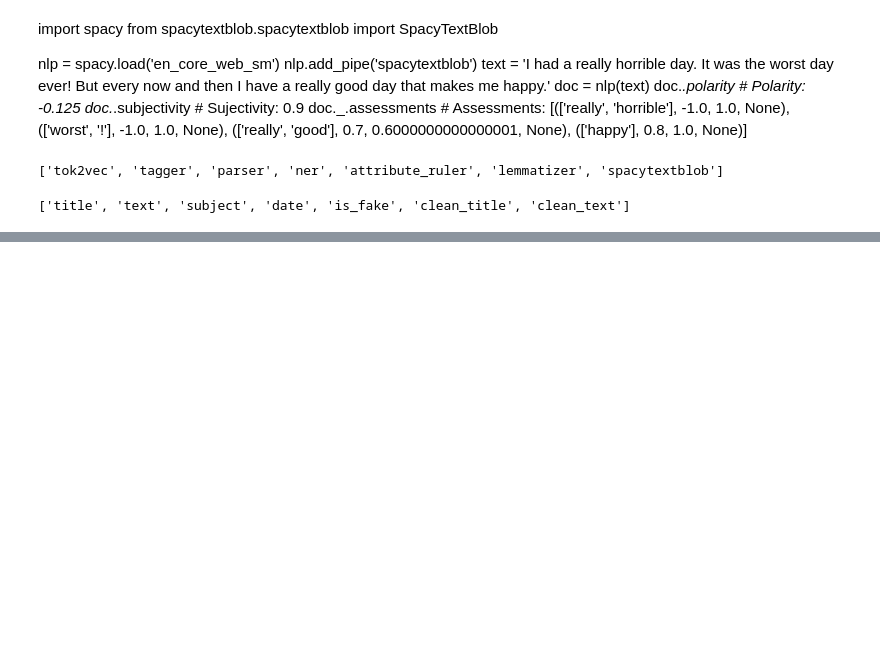
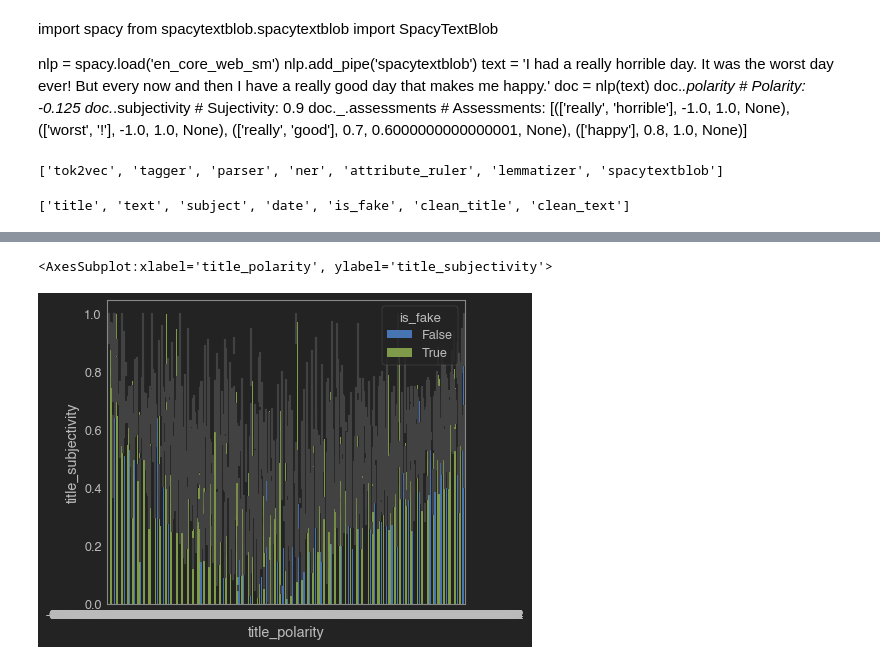
Before and after one commit to Fake-News-Capstone/fake_news_capstone, a Jupyter notebook: Ken_Exploration.ipynb, the cells around one changed output, grey strips where cells are left out. Cells and saved outputs as stored; diff of their text form; code cells hidden in the pictures; blank space fills up the shorter version.

```diff
--- a/Ken_Exploration.ipynb
+++ b/Ken_Exploration.ipynb
@@ -165,0 +229,5 @@ articles_df.head()
+# %%
+sns.barplot(x='title_polarity', y='title_subjectivity', data=articles_df, hue='is_fake')
+# %% [output]
+<AxesSubplot:xlabel='title_polarity', ylabel='title_subjectivity'>
+[figure, added]
```
Also changed, not shown: parts of 18 cells of this notebook.
